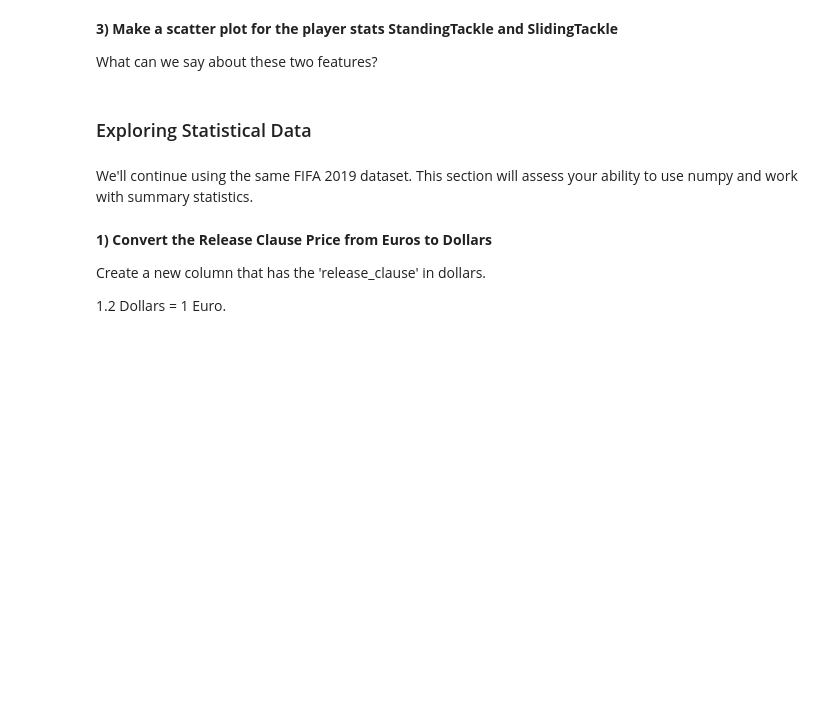
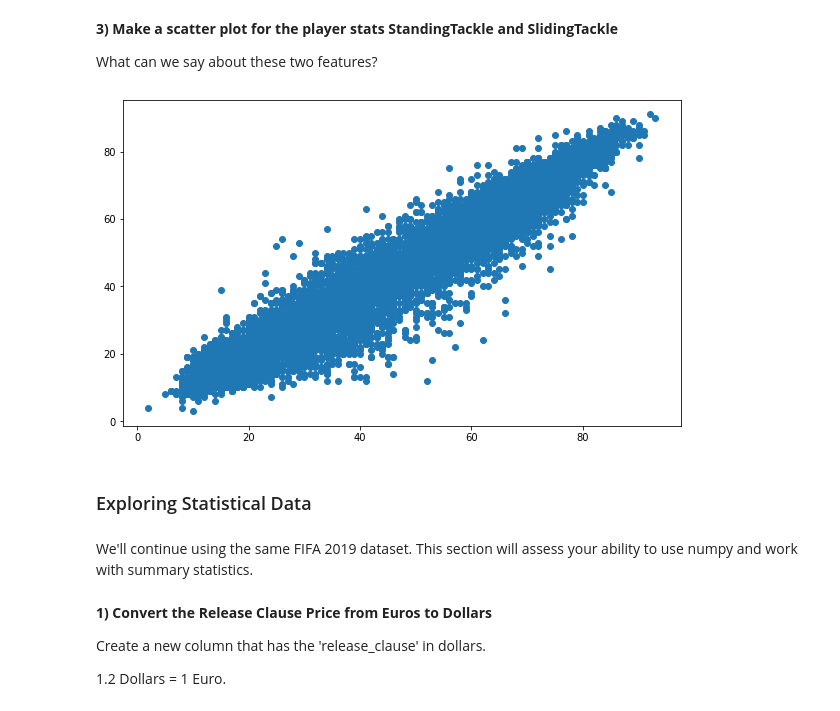
Before and after one commit to learn-co-students/chicago-ds-080519, a Jupyter notebook: Module 1/Mod 1 assessment/index.ipynb, the cells around one changed output. Drawn from its saved outputs; the diff is of its cells as text; code cells hidden in the pictures; blank space fills up the shorter version.

```diff
--- a/Module 1/Mod 1 assessment/index.ipynb
+++ b/Module 1/Mod 1 assessment/index.ipynb
@@ -156,3 +216,8 @@ plt.subplots(figsize=(10,6))
 What can we say about these two features? </b>
 # %%
 # code here to plot a scatterplot
+plt.subplots(figsize = (10,6))
+plt.scatter(df.StandingTackle, df.SlidingTackle)
+plt.show()
+# %% [output]
+[figure, added]
```
Also changed, not shown: parts of 30 cells of this notebook.
